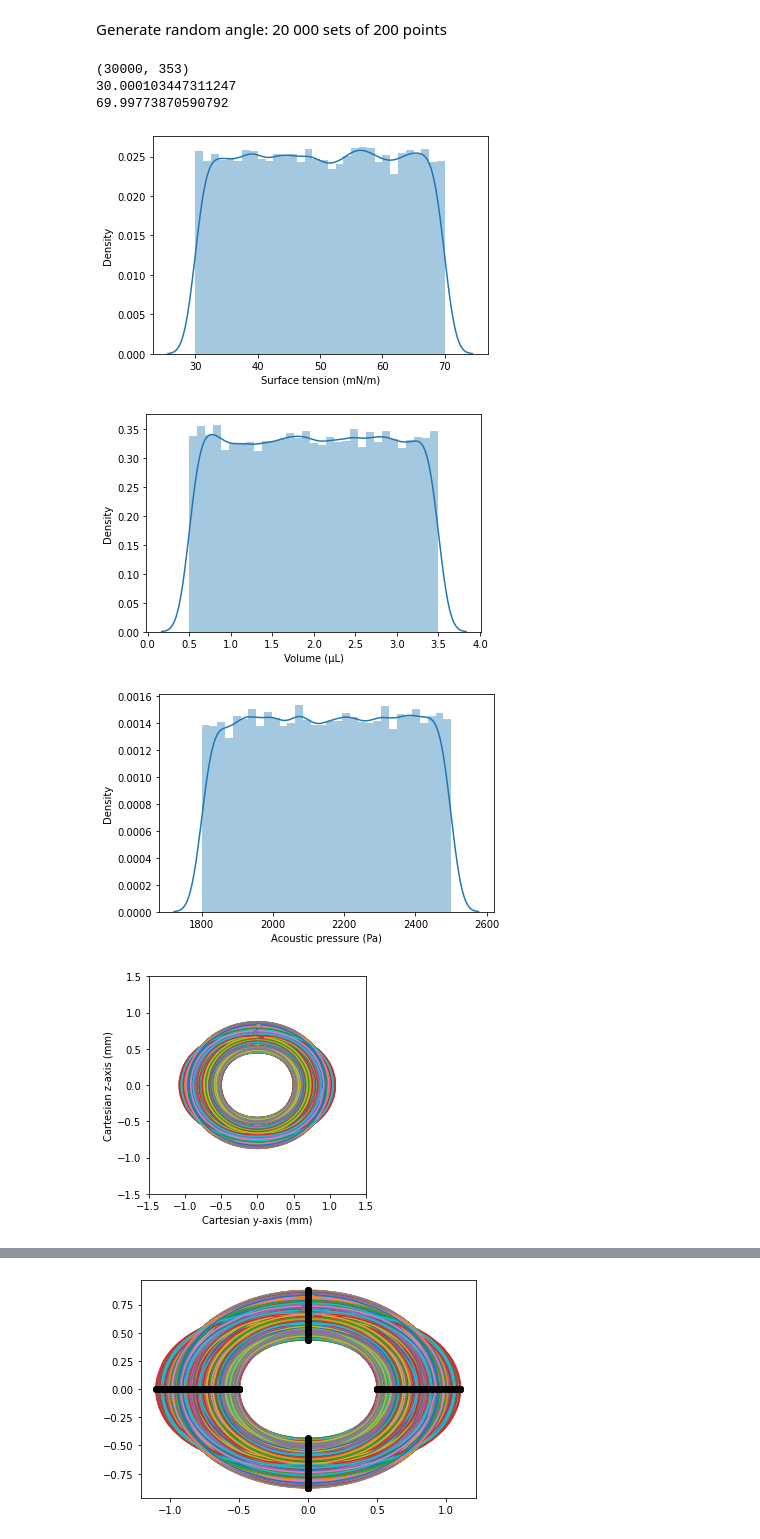
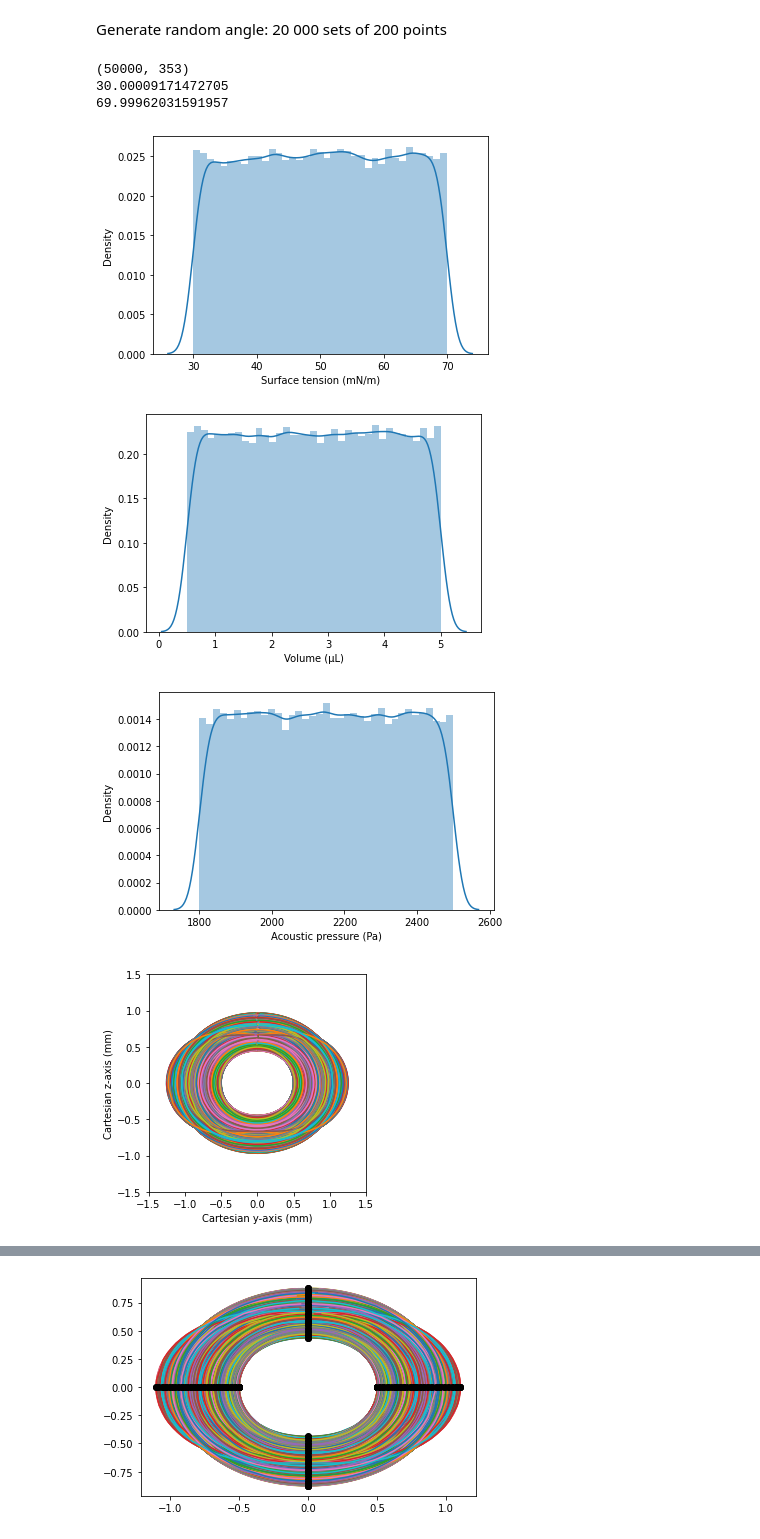
Before and after one commit to sargyri/Drop_Lev, a Jupyter notebook: Machine_learning/ST_prediction_theory.ipynb, the cells around one changed output, grey strips where cells are left out. Cells and saved outputs as stored; diff of their text form; code cells hidden in the pictures.

```diff
--- a/Machine_learning/ST_prediction_theory.ipynb
+++ b/Machine_learning/ST_prediction_theory.ipynb
@@ -435,7 +435,7 @@ def gen_data(num_sample,sampling):
     #test=np.arange(100)
     #test_r=np.random.choice(test,10)
 
-    vol_drop=np.random.random(num_sample)*(3.5-0.5)+0.5 # in µL
+    vol_drop=np.random.random(num_sample)*(5-0.5)+0.5 # in µL
     calibration=1 #0.0060567117466506235e-3 #mm/pixel
 
     #gamma=72.8 #[mN/m]
@@ -526,41 +526,41 @@ def gen_data(num_sample,sampling):
     for j in dataset:
       x,y=pol2cart_theta(j[sampling:sampling+sampling], j[0:sampling])
     #  print(x.shape)
     #  print(y.shape)
       plt.plot(x,y)
     plt.show()
 
 
     return dataset
 
-num_sample=30000  # number of different ST values
+num_sample=50000  # number of different ST values
 sampling=175 # number of coordiante point describing the contour
 
 
 dataset=gen_data(num_sample,sampling)
 
 
 column_names=[]
 for i in range(sampling):
   column_names.append('theta')
 for i in range(sampling):
   column_names.append('rho')
 column_names.append('vol')
 column_names.append('Ps')
 column_names.append('ST')
 
 
 raw_dataset = pd.DataFrame(dataset, columns=column_names)
 
 raw_dataset.to_csv('./dataset.csv',index=False)
 # %% [output]
-(30000, 353)
-30.000103447311247
-69.99773870590792
+(50000, 353)
+30.00009171472705
+69.99962031591957
-[figure, old version]
+[figure, new version]
-[figure, old version]
+[figure, new version]
-[figure, old version]
+[figure, new version]
-[figure, old version]
+[figure, new version]
 # %%
 dataset = raw_dataset.copy()
 
```
Also changed, not shown: parts of 19 cells of this notebook.
